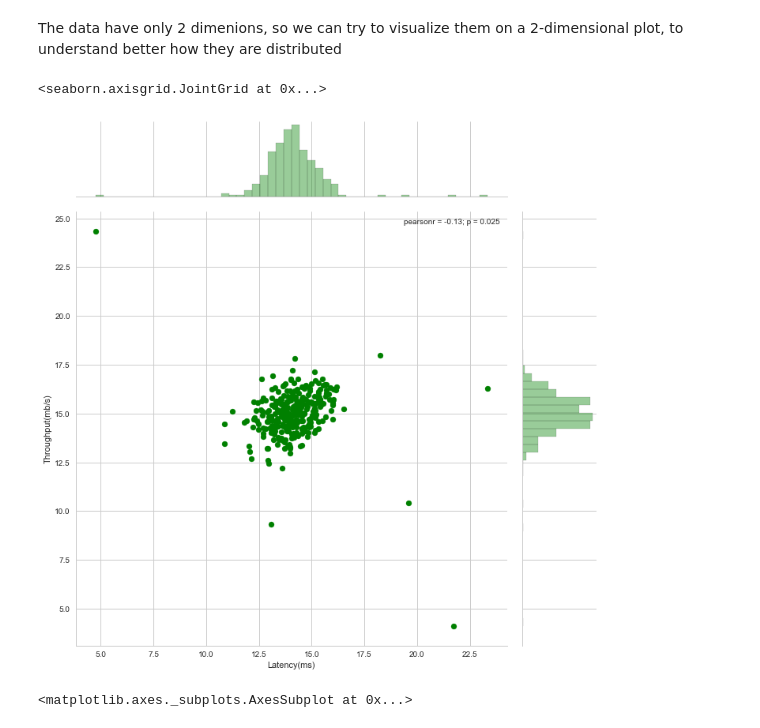
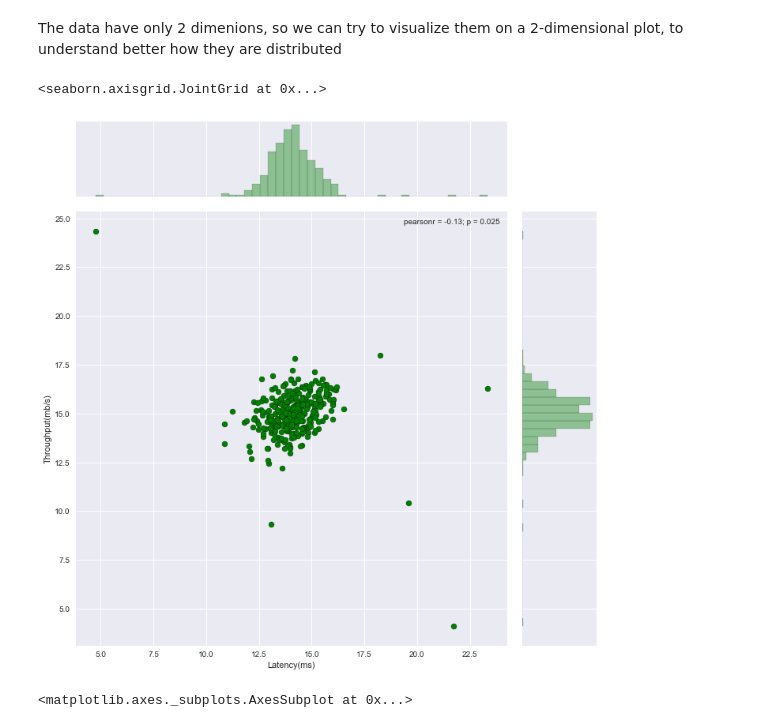
Before and after one commit to marcomiglionico94/Machine-Learning, a Jupyter notebook: Anomaly Detection/Gaussian Model/gaussian_model_anomalies.ipynb, the cells around one changed output. Drawn from its saved outputs; the diff is of its cells as text; code cells hidden in the pictures.

```diff
--- a/Anomaly Detection/Gaussian Model/gaussian_model_anomalies.ipynb
+++ b/Anomaly Detection/Gaussian Model/gaussian_model_anomalies.ipynb
@@ -112,10 +112,11 @@ test_df.head()
 # %% [markdown]
 The data have only 2 dimenions, so we can try to visualize them on a 2-dimensional plot, to understand better how they are distributed
 # %%
-sns.set_style('whitegrid')
+sns.set()
 plt.rcParams["patch.force_edgecolor"] = True
-sns.jointplot('Latency(ms)', 'Throughput(mb/s)', size = 10, data = train_df, kind='scatter', color = 'g')
+sns.jointplot('Latency(ms)', 'Throughput(mb/s)', size=10, data=train_df, kind='scatter', color='g',
+              edgecolors='k')
 # %% [output]
 <seaborn.axisgrid.JointGrid at 0x...>
-[figure, old version]
+[figure, new version]
 # %%
```
Also changed, not shown: parts of 8 cells of this notebook.
